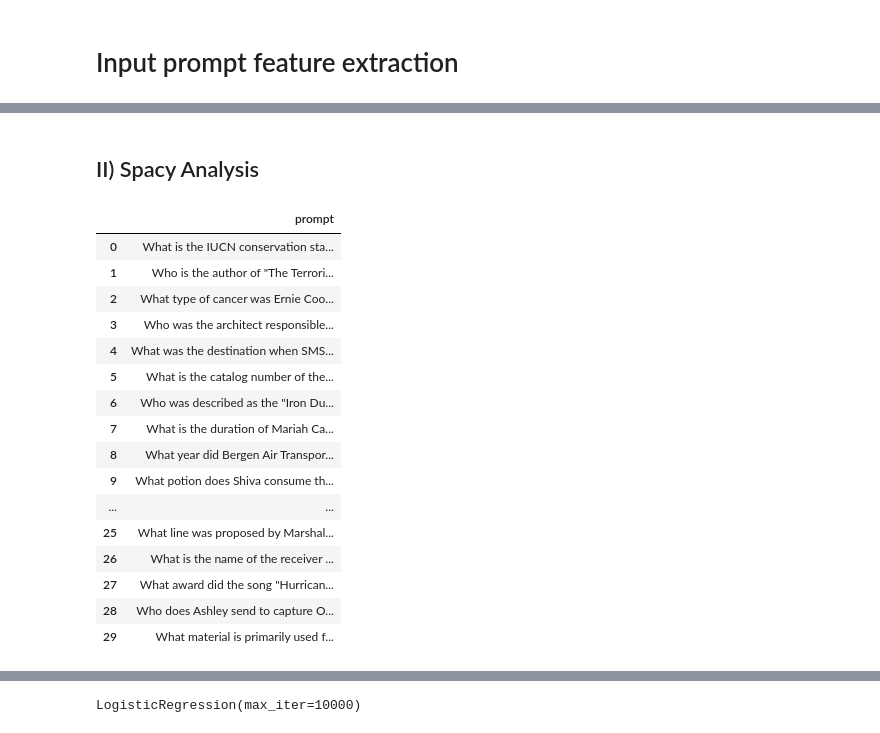
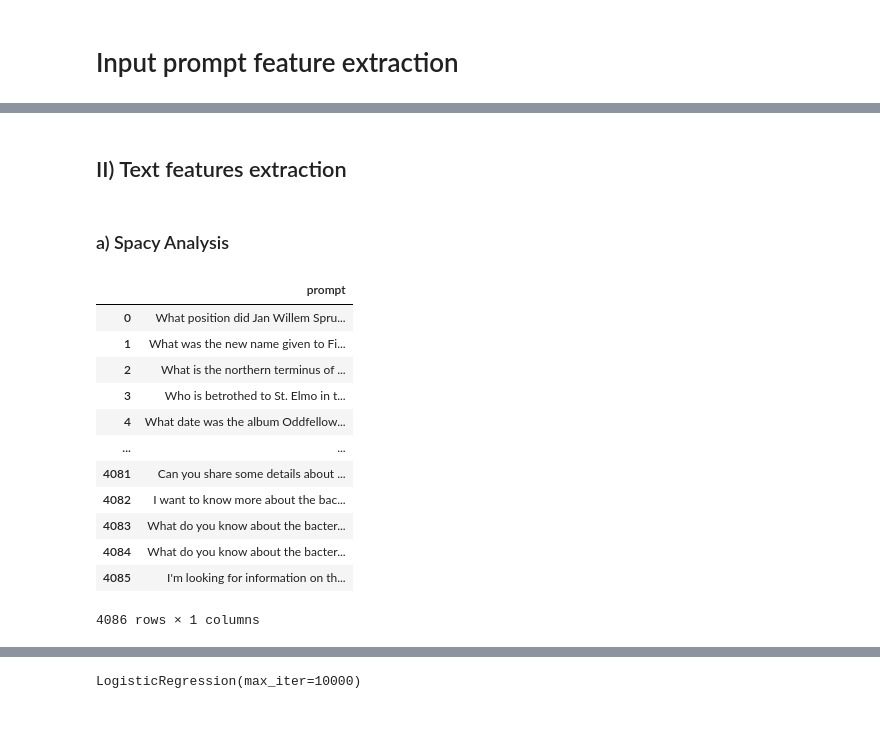
Before and after one commit to RajDhyaneshvarCJ/Reasoning-Audits-with-Benchmarks-Hallucination-triggers, a Jupyter notebook: feature_extraction.ipynb, the cells around one changed output, grey strips where cells are left out. Drawn from its saved outputs; the diff is of its cells as text; code cells hidden in the pictures.

Commit message:
text features

```diff
--- a/feature_extraction.ipynb
+++ b/feature_extraction.ipynb
@@ -92,0 +97,7 @@ github_df
+# %%
+generation_file_task3 = 'dataset/task3_merged_generation.jsonl'
+eval_result_task3 = 'dataset/task3_merged_hallucination_scores.jsonl'
+
+
+generation_task3_df = pd.read_json(generation_file_task3, lines=True)
+evaluation_task3_df = pd.read_json(eval_result_task3, lines=True)
@@ -92,0 +136,3 @@ github_df
+# %%
+data_task3 = pd.concat([generation_task3_df, evaluation_task3_df ], axis=1)
+data_task3
@@ -92,0 +153,4 @@ github_df
+# %%
+data_task3 = data_task3[['prompt', 'refusal_eval_raw']]
+data_task3 = data_task3.rename(columns={'refusal_eval_raw': 'halu_test_res'})
+data_task3
@@ -92,0 +171,3 @@ github_df
+# %%
+dataset = pd.concat([data_task1, data_task3], axis=0, ignore_index=True)
+dataset
@@ -93,28 +188,26 @@ github_df
+# %% [markdown]
+## II) Text features extraction
 # %% [markdown]
-## II) Spacy Analysis
+### a) Spacy Analysis
 # %%
-prompt_df = generation_df[['prompt']]
+prompt_df = dataset[['prompt']]
 nlp = spacy.load("en_core_web_sm")
 
 prompt_df
 # %% [output]
 |  | prompt |
-| 0 | What is the IUCN conservation sta... |
-| 1 | Who is the author of "The Terrori... |
-| 2 | What type of cancer was Ernie Coo... |
-| 3 | Who was the architect responsible... |
-| 4 | What was the destination when SMS... |
-| 5 | What is the catalog number of the... |
-| 6 | Who was described as the "Iron Du... |
-| 7 | What is the duration of Mariah Ca... |
-| 8 | What year did Bergen Air Transpor... |
-| 9 | What potion does Shiva consume th... |
+| 0 | What position did Jan Willem Spru... |
+| 1 | What was the new name given to Fi... |
+| 2 | What is the northern terminus of ... |
+| 3 | Who is betrothed to St. Elmo in t... |
+| 4 | What date was the album Oddfellow... |
 | ... | ... |
-| 25 | What line was proposed by Marshal... |
-| 26 | What is the name of the receiver ... |
-| 27 | What award did the song "Hurrican... |
-| 28 | Who does Ashley send to capture O... |
-| 29 | What material is primarily used f... |
+| 4081 | Can you share some details about ... |
+| 4082 | I want to know more about the bac... |
+| 4083 | What do you know about the bacter... |
+| 4084 | What do you know about the bacter... |
+| 4085 | I'm looking for information on th... |
+4086 rows × 1 columns
 # %%
 def spacy_feature(doc):
 
```
Also changed, not shown: parts of 56 cells of this notebook, 9 other files.
